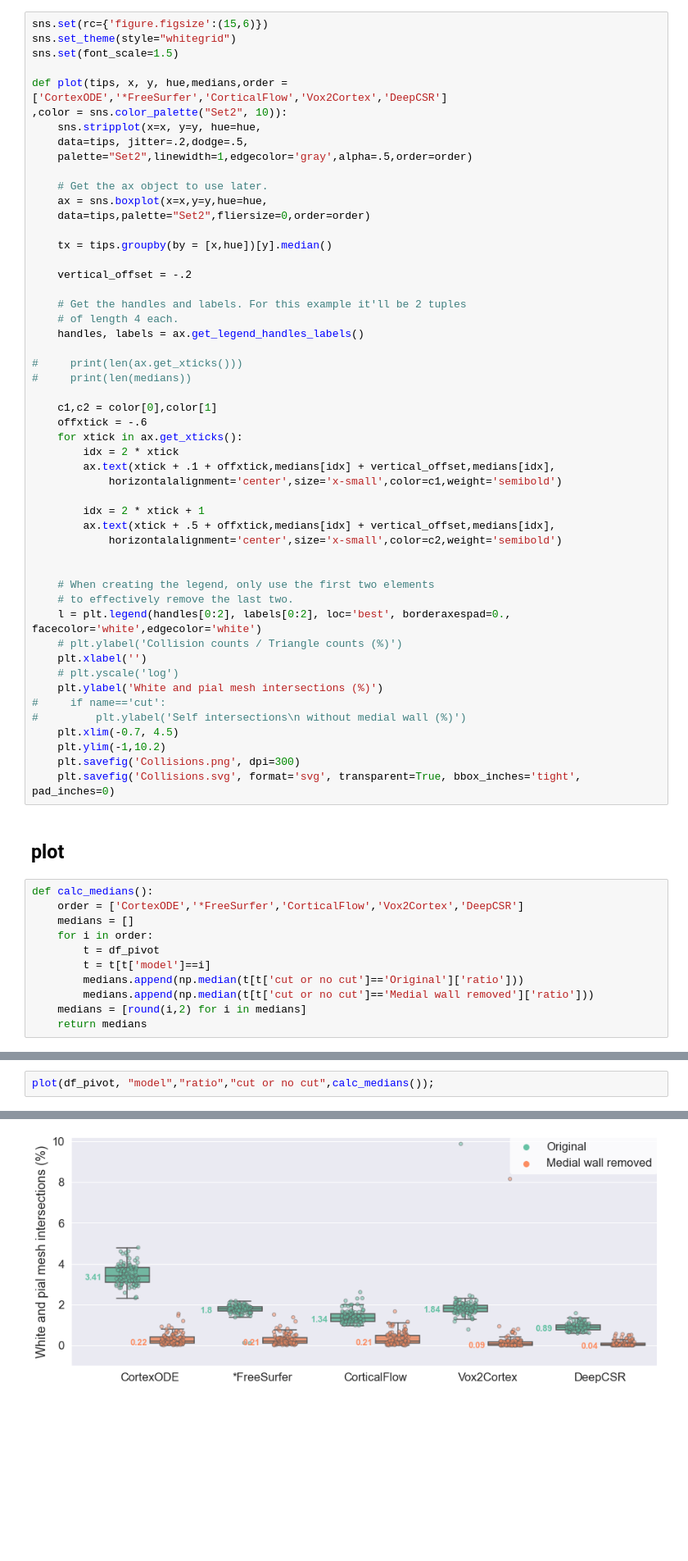
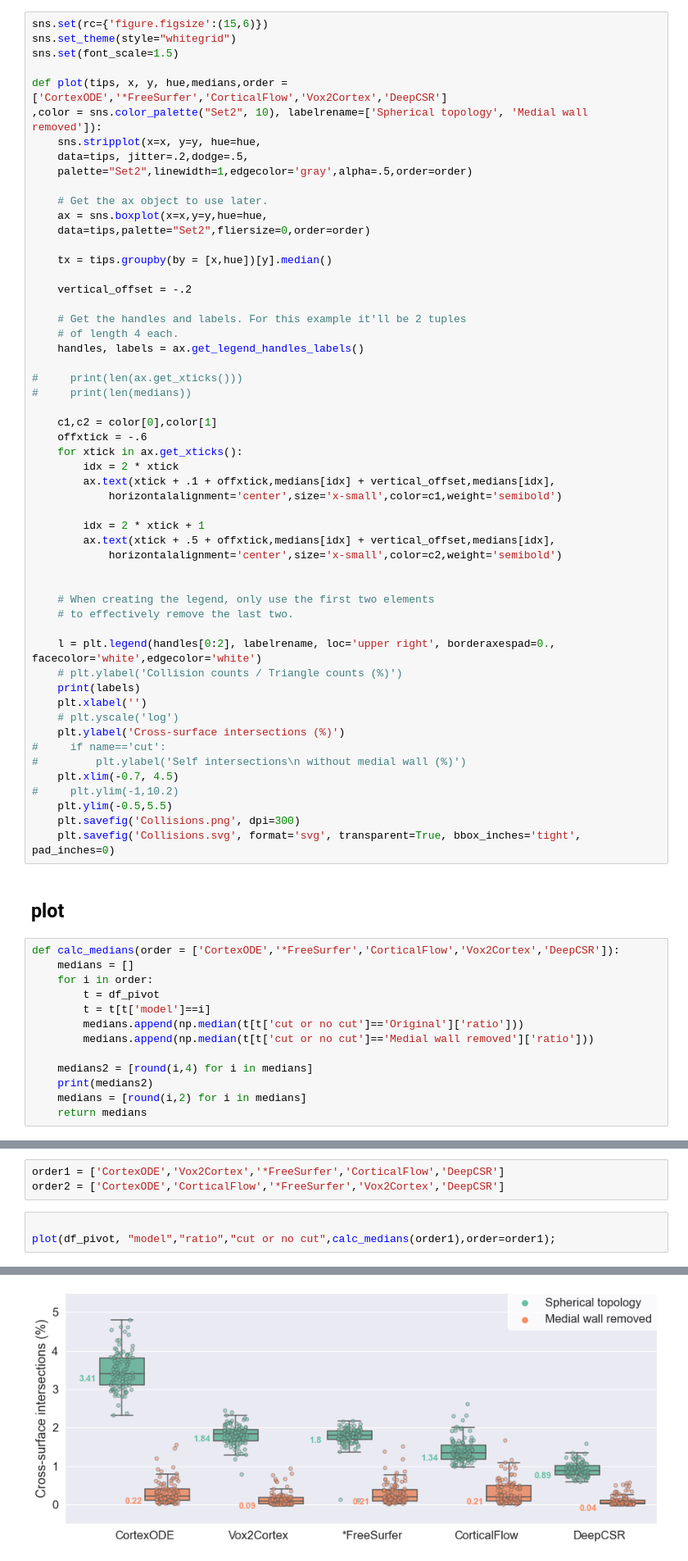
Before and after one commit to neuroneural/BrainPlots, a Jupyter notebook: scripts/BoxPlot-Mesh-Intersections-Jul18.ipynb, the cells around one changed output, grey strips where cells are left out. Shown: that part at 82% size. Cells and saved outputs as stored; diff of their text form; blank space fills up the shorter version.

Commit message:
update mesh mesh boxplot script

```diff
--- a/scripts/BoxPlot-Mesh-Intersections-Jul18.ipynb
+++ b/scripts/BoxPlot-Mesh-Intersections-Jul18.ipynb
@@ -84,7 +84,7 @@ sns.set_theme(style="whitegrid")
 sns.set(font_scale=1.5)
 
 def plot(tips, x, y, hue,medians,order = ['CortexODE','*FreeSurfer','CorticalFlow','Vox2Cortex','DeepCSR']
-,color = sns.color_palette("Set2", 10)):
+,color = sns.color_palette("Set2", 10), labelrename=['Spherical topology', 'Medial wall removed']):
     sns.stripplot(x=x, y=y, hue=hue,
     data=tips, jitter=.2,dodge=.5,
     palette="Set2",linewidth=1,edgecolor='gray',alpha=.5,order=order)
@@ -118,27 +118,32 @@ def plot(tips, x, y, hue,medians,order = ['CortexODE','*FreeSurfer','CorticalFlo
 
     # When creating the legend, only use the first two elements
     # to effectively remove the last two.
-    l = plt.legend(handles[0:2], labels[0:2], loc='best', borderaxespad=0., facecolor='white',edgecolor='white')
+
+    l = plt.legend(handles[0:2], labelrename, loc='upper right', borderaxespad=0., facecolor='white',edgecolor='white')
     # plt.ylabel('Collision counts / Triangle counts (%)')
+    print(labels)
     plt.xlabel('')
     # plt.yscale('log')
-    plt.ylabel('White and pial mesh intersections (%)')
+    plt.ylabel('Cross-surface intersections (%)')
 #     if name=='cut':
 #         plt.ylabel('Self intersections\n without medial wall (%)')
     plt.xlim(-0.7, 4.5)
-    plt.ylim(-1,10.2)
+#     plt.ylim(-1,10.2)
+    plt.ylim(-0.5,5.5)
     plt.savefig('Collisions.png', dpi=300)
     plt.savefig('Collisions.svg', format='svg', transparent=True, bbox_inches='tight', pad_inches=0)
 # %% [markdown]
 ## plot
 # %%
-def calc_medians():
-    order = ['CortexODE','*FreeSurfer','CorticalFlow','Vox2Cortex','DeepCSR']
+def calc_medians(order = ['CortexODE','*FreeSurfer','CorticalFlow','Vox2Cortex','DeepCSR']):
     medians = []
     for i in order:
         t = df_pivot
         t = t[t['model']==i]
         medians.append(np.median(t[t['cut or no cut']=='Original']['ratio']))
         medians.append(np.median(t[t['cut or no cut']=='Medial wall removed']['ratio']))
+
+    medians2 = [round(i,4) for i in medians]
+    print(medians2)
     medians = [round(i,2) for i in medians]
     return medians
@@ -145,3 +155,7 @@ def calc_medians():
+# %%
+order1 = ['CortexODE','Vox2Cortex','*FreeSurfer','CorticalFlow','DeepCSR']
+order2 = ['CortexODE','CorticalFlow','*FreeSurfer','Vox2Cortex','DeepCSR']
 # %%
-plot(df_pivot, "model","ratio","cut or no cut",calc_medians());
+
+plot(df_pivot, "model","ratio","cut or no cut",calc_medians(order1),order=order1);
 # %% [output]
@@ -148 +164 @@ plot(df_pivot, "model","ratio","cut or no cut",calc_medians());
-[figure, old version]
+[figure, new version]
```
Also changed, not shown: parts of 15 cells of this notebook.
